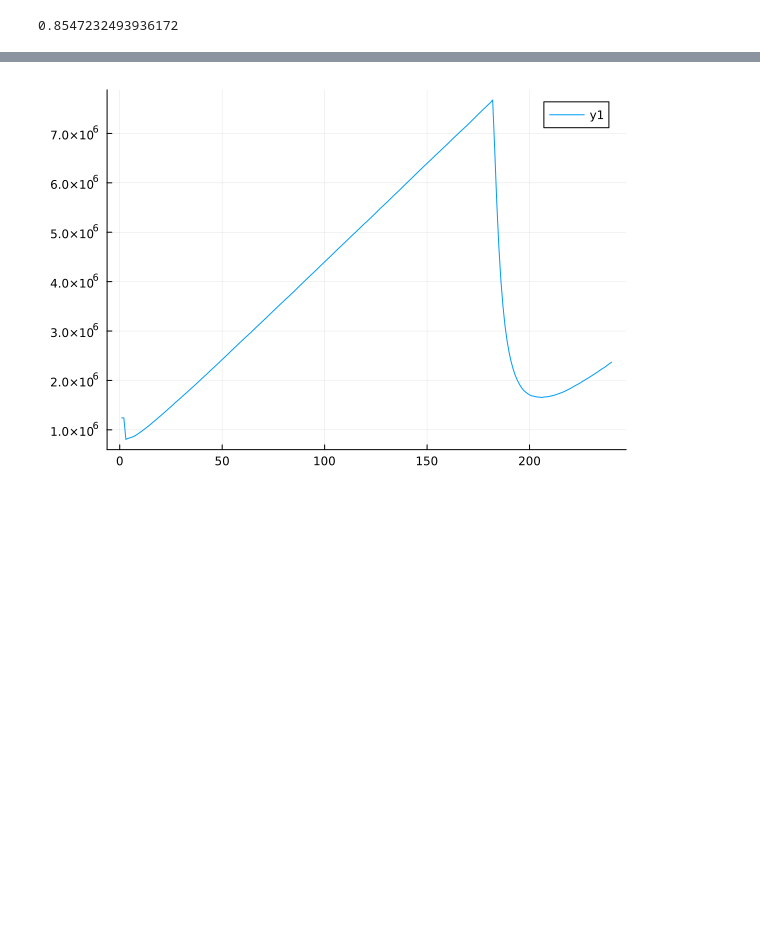
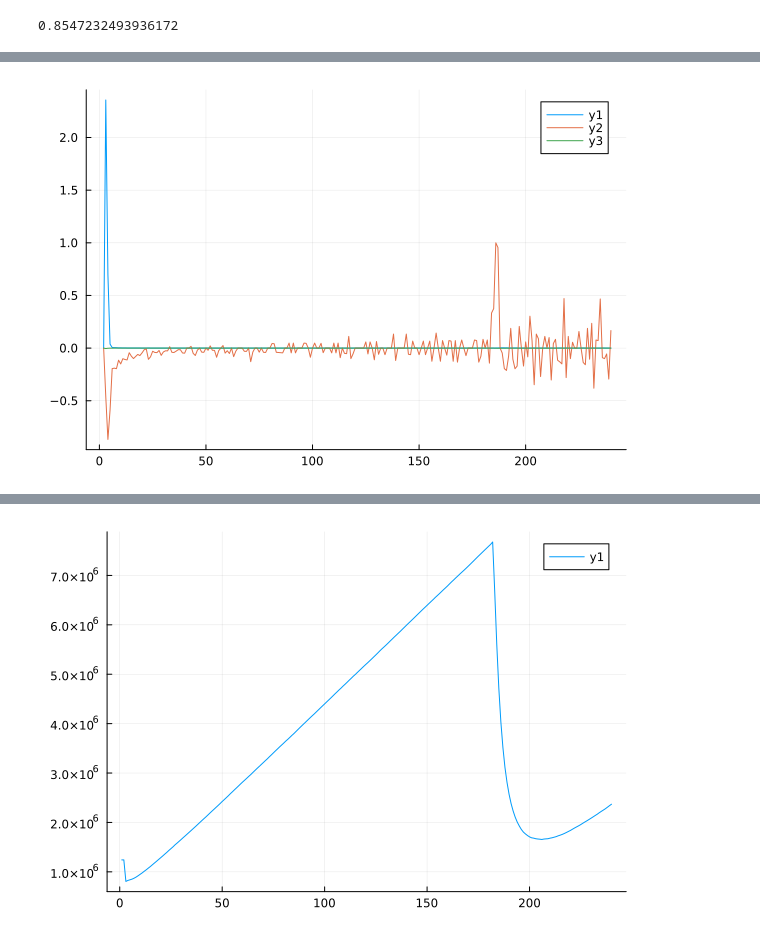
Before and after one commit to Rybakowski/raport_2, a Jupyter notebook: raport_2.ipynb, the cells around one changed output, grey strips where cells are left out. Drawn from its saved outputs; the diff is of its cells as text; code cells hidden in the pictures; blank space fills up the shorter version.

```diff
--- a/raport_2.ipynb
+++ b/raport_2.ipynb
@@ -305,0 +372,6 @@ plot!(dzielnice_counts_df."3.0")
+# %%
+plot(dzielnice_counts_df."district_1_pct")
+plot!(dzielnice_counts_df."district_2_pct")
+plot!(dzielnice_counts_df."district_3_pct")
+# %% [output]
+[figure, added]
```
Also changed, not shown: parts of 6 cells of this notebook.
